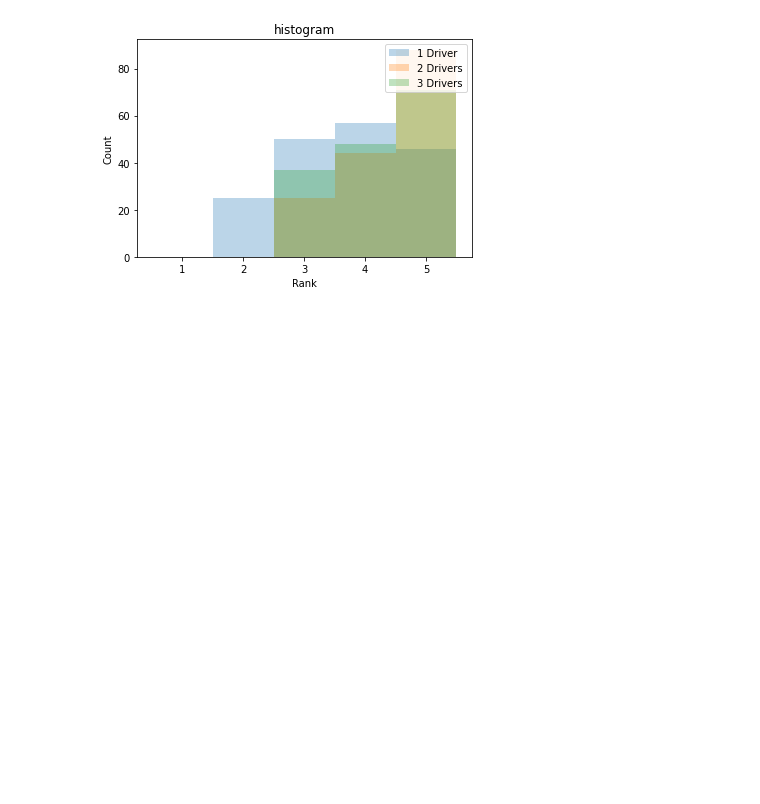
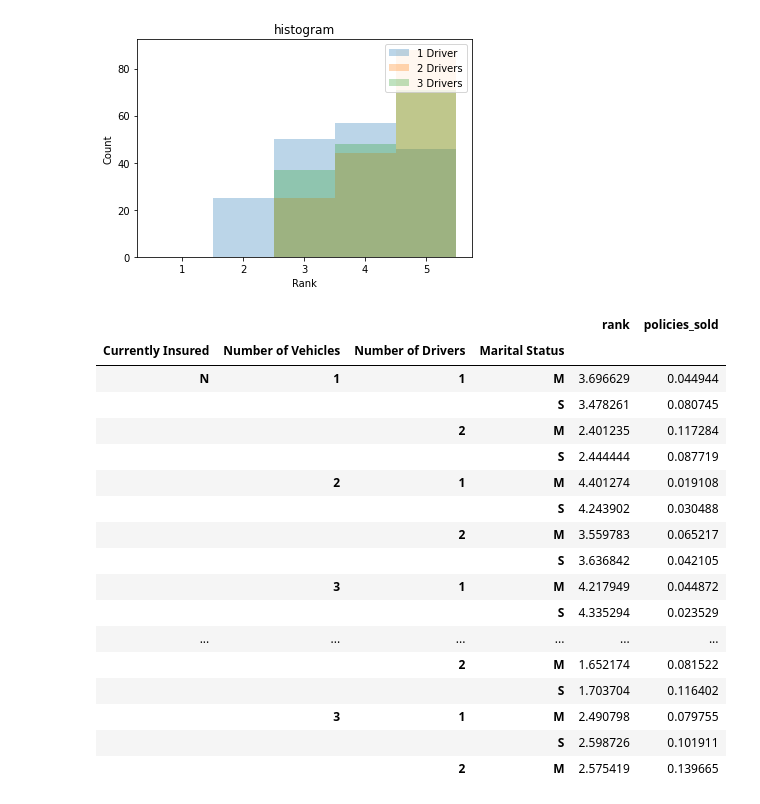
Before and after one commit to czkaiweb/ErdosProject-ROOTInc, a Jupyter notebook: DataExploration/RankingCoverageCheck.ipynb, the cells around one changed output. Drawn from its saved outputs; the diff is of its cells as text; code cells hidden in the pictures; blank space fills up the shorter version.

Commit message:
RankToDecision added

```diff
--- a/DataExploration/RankingCoverageCheck.ipynb
+++ b/DataExploration/RankingCoverageCheck.ipynb
@@ -82,3 +82,28 @@ plt.title("histogram")
 plt.show()
 # %% [output]
 [figure]
+# %%
+# Count samples by group
+data_train.groupby(["Currently Insured","Number of Vehicles","Number of Drivers","Marital Status"]).agg('count')
+
+# Mean rank (Grouped)
+data_train.groupby(["Currently Insured","Number of Vehicles","Number of Drivers","Marital Status"])[["rank","policies_sold"]].agg('mean')
+# %% [output]
+|  |  |  |  | rank | policies_sold |
+| Currently Insured | Number of Vehicles | Number of Drivers | Marital Status |  |  |
+| N | 1 | 1 | M | 3.696629 | 0.044944 |
+|  |  |  | S | 3.478261 | 0.080745 |
+|  |  | 2 | M | 2.401235 | 0.117284 |
+|  |  |  | S | 2.444444 | 0.087719 |
+|  | 2 | 1 | M | 4.401274 | 0.019108 |
+|  |  |  | S | 4.243902 | 0.030488 |
+|  |  | 2 | M | 3.559783 | 0.065217 |
+|  |  |  | S | 3.636842 | 0.042105 |
+|  | 3 | 1 | M | 4.217949 | 0.044872 |
+|  |  |  | S | 4.335294 | 0.023529 |
+| ... | ... | ... | ... | ... | ... |
+|  |  | 2 | M | 1.652174 | 0.081522 |
+|  |  |  | S | 1.703704 | 0.116402 |
+|  | 3 | 1 | M | 2.490798 | 0.079755 |
+|  |  |  | S | 2.598726 | 0.101911 |
+|  |  | 2 | M | 2.575419 | 0.139665 |
```
Also changed, not shown: parts of 1 cell of this notebook, 1 other file.
